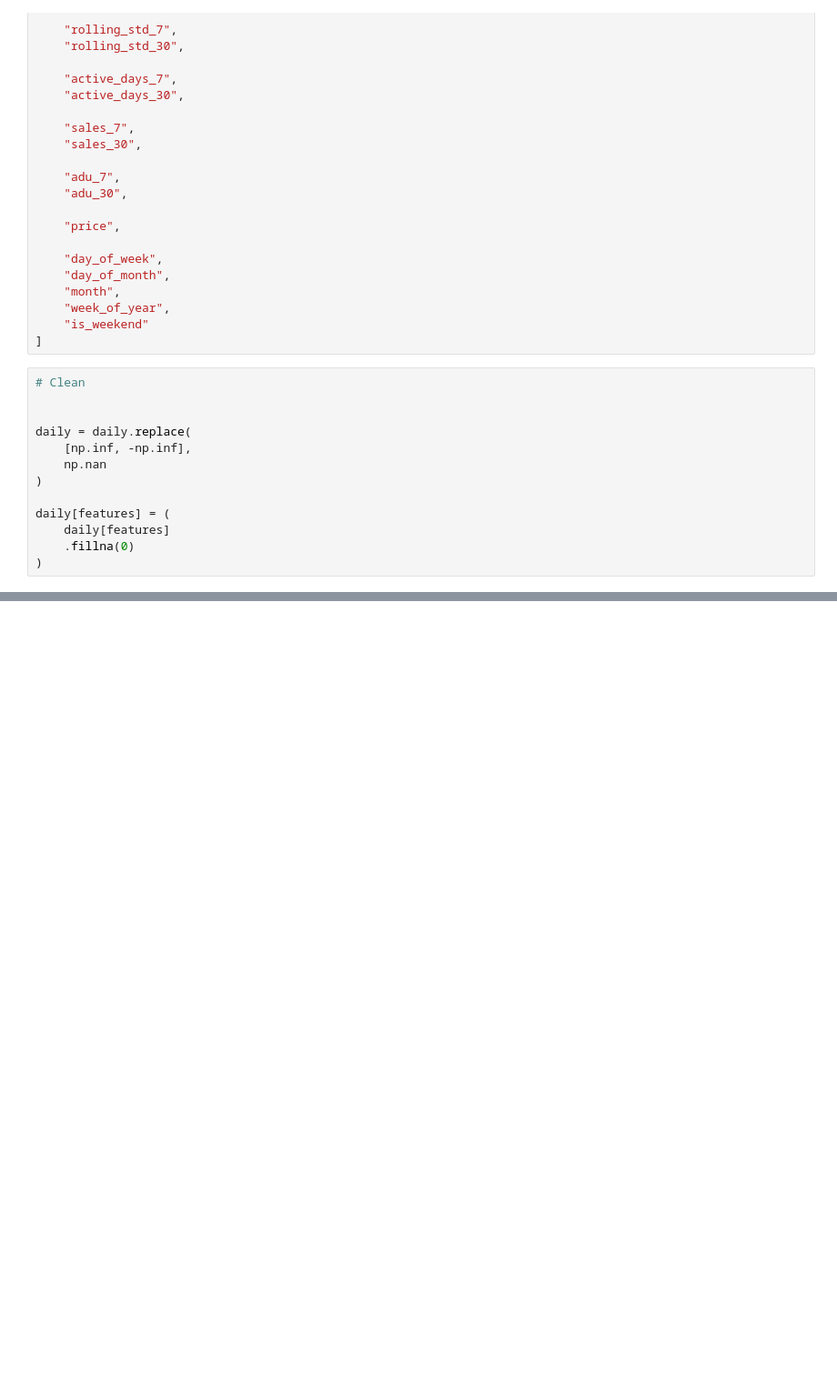
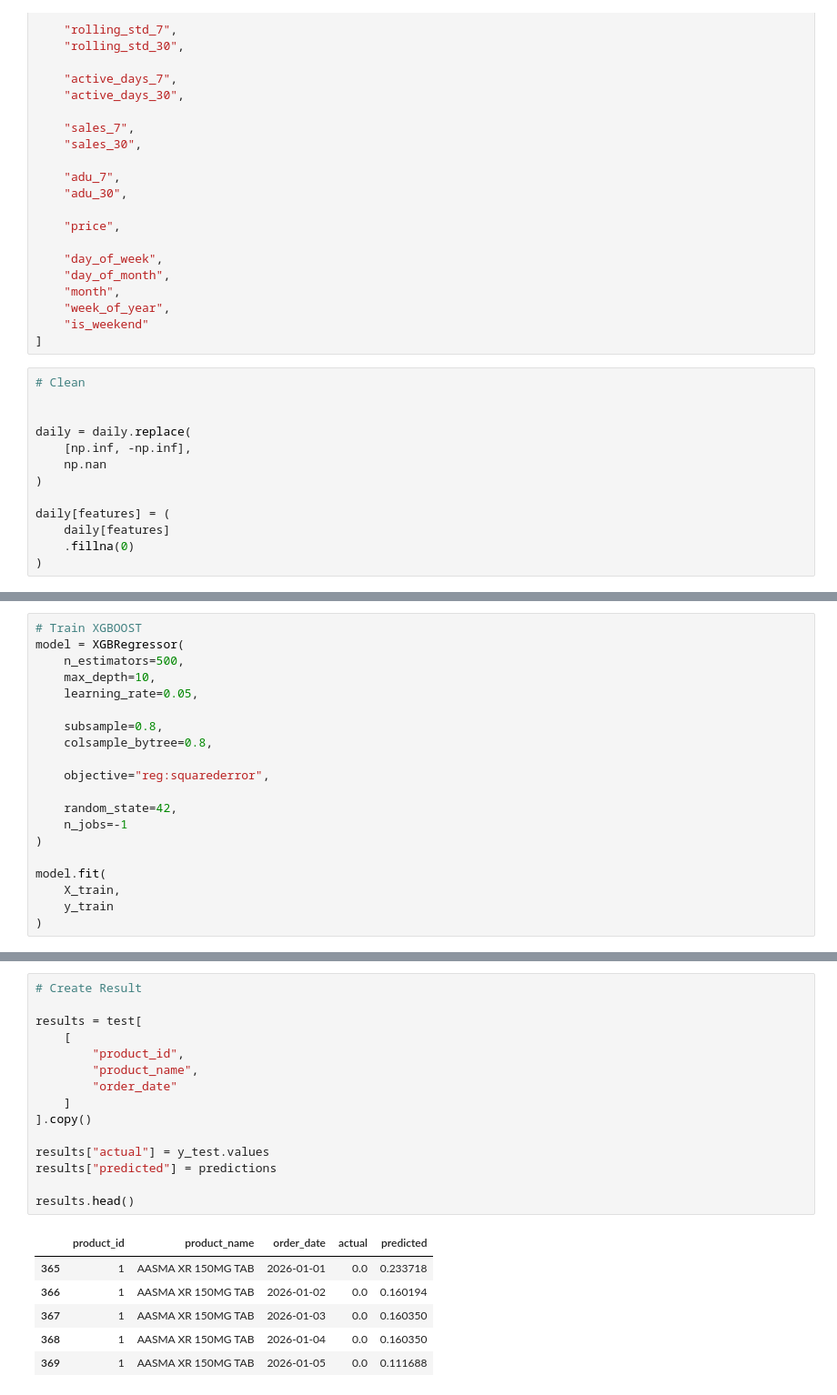
Before and after one commit to Acrsahil/XGBOOSTJEEVEE, a Jupyter notebook: Untitled.ipynb, the cells around one changed output, grey strips where cells are left out. Shown at 91% size. Saved outputs shown, nothing was run; the diff lists cells and outputs as text; blank space fills up the shorter version.

```diff
--- a/Untitled.ipynb
+++ b/Untitled.ipynb
@@ -331,0 +363,20 @@ daily[features] = (
+# %%
+# Train XGBOOST
+model = XGBRegressor(
+    n_estimators=500,
+    max_depth=10,
+    learning_rate=0.05,
+
+    subsample=0.8,
+    colsample_bytree=0.8,
+
+    objective="reg:squarederror",
+
+    random_state=42,
+    n_jobs=-1
+)
+
+model.fit(
+    X_train,
+    y_train
+)
@@ -331,0 +447,22 @@ daily[features] = (
+# %%
+# Create Result
+
+results = test[
+    [
+        "product_id",
+        "product_name",
+        "order_date"
+    ]
+].copy()
+
+results["actual"] = y_test.values
+results["predicted"] = predictions
+
+results.head()
+# %% [output]
+|  | product_id | product_name | order_date | actual | predicted |
+| 365 | 1 | AASMA XR 150MG TAB | 2026-01-01 | 0.0 | 0.233718 |
+| 366 | 1 | AASMA XR 150MG TAB | 2026-01-02 | 0.0 | 0.160194 |
+| 367 | 1 | AASMA XR 150MG TAB | 2026-01-03 | 0.0 | 0.160350 |
+| 368 | 1 | AASMA XR 150MG TAB | 2026-01-04 | 0.0 | 0.160350 |
+| 369 | 1 | AASMA XR 150MG TAB | 2026-01-05 | 0.0 | 0.111688 |
```
Also changed, not shown: parts of 10 cells of this notebook, 1 other file.
